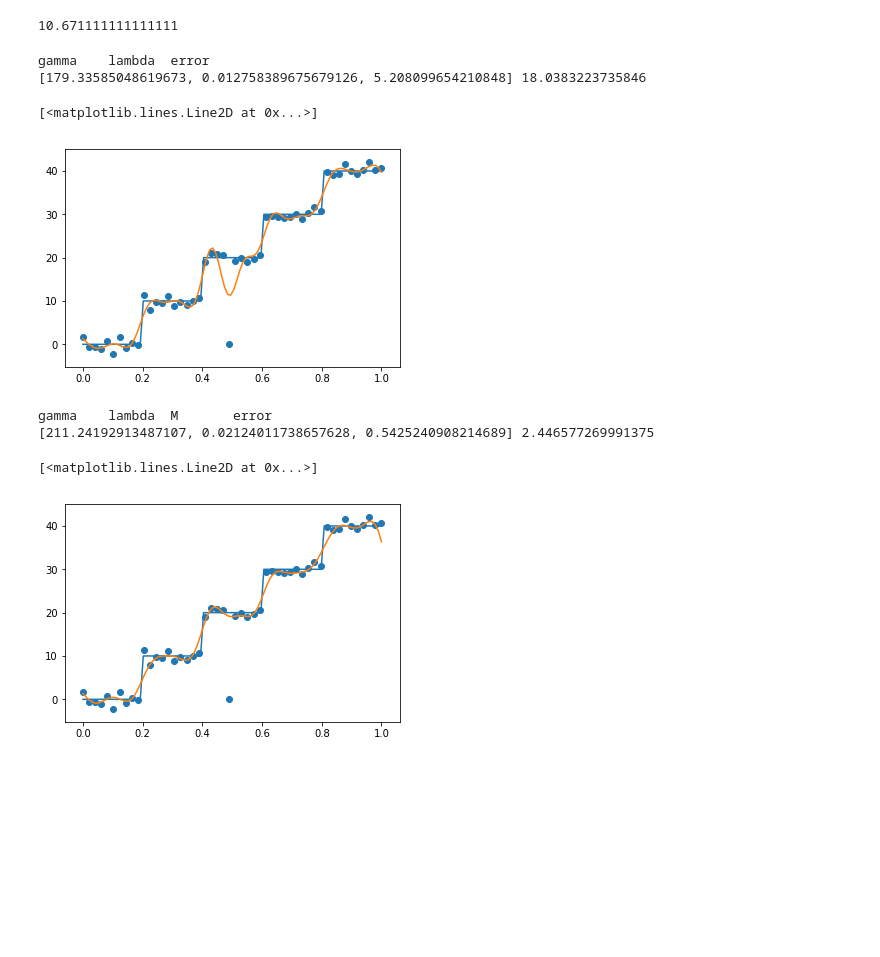
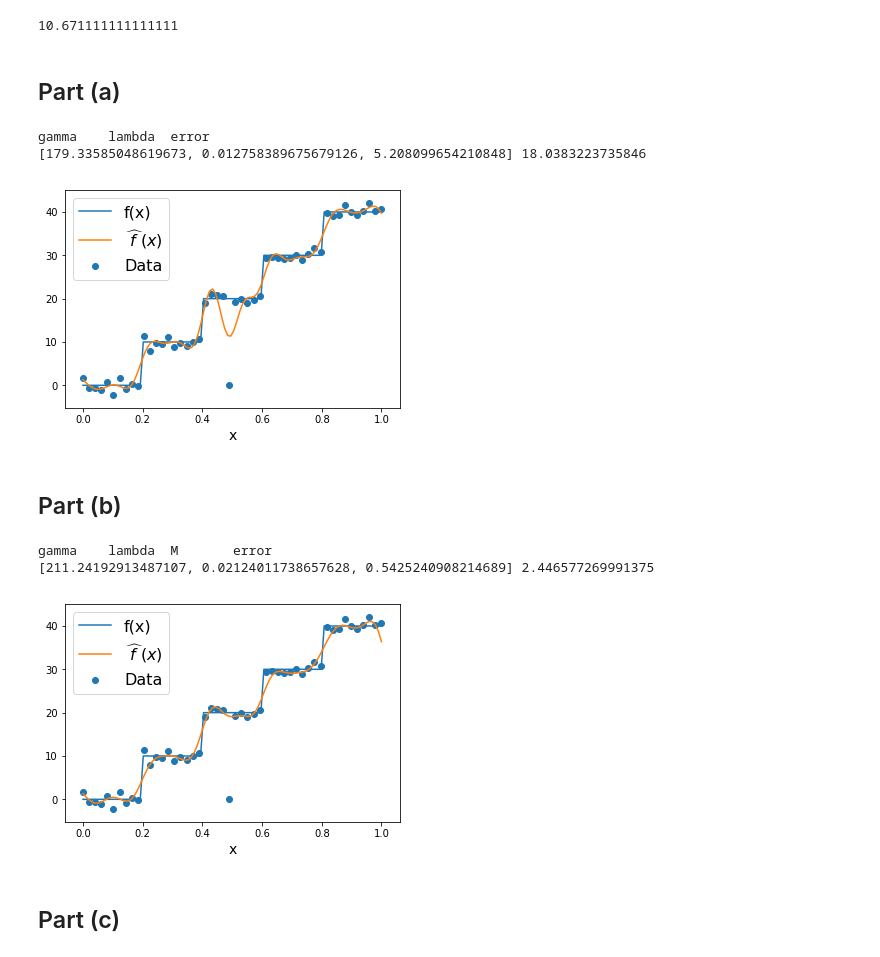
Before and after one commit to andgoldschmidt/CSE-546, a Jupyter notebook: Set4_Problem2.ipynb, the cells around one changed output. Drawn from its saved outputs; the diff is of its cells as text; code cells hidden in the pictures; blank space fills up the shorter version.

```diff
--- a/Set4_Problem2.ipynb
+++ b/Set4_Problem2.ipynb
@@ -61,7 +51,7 @@ def cvx_kernel_1d(x, y, loss_fn, loss_params, kernel, k_params, lambd):
     (1) The optimal objective value is returned by `cp.Problem.solve()`.
     (2) After solve, optimal value for alpha is stored in `alpha.value`.
 
-    @requires loss_fn take args (residuals,*loss_params)
+    @requires loss_fn take args ([K,alpha,y],*loss_params)
     Expect that x_predict is an iterable of x_p data
     '''
     xi, xj = np.meshgrid(x, x)
@@ -104,6 +137,8 @@ gamma_h = 1/np.median([(i[0]-i[1])**2 for i in combinations(x_data,2)]) # Use th
 print(gamma_h)
 # %% [output]
 10.671111111111111
+# %% [markdown]
+## Part (a)
 # %%
 g_max = 1000
 g_min = 1
@@ -124,18 +159,23 @@ for i in range(100):
 # %%
 print('gamma\t lambda\t error')
 print(best_ls, best_error_ls)
 f_hat = cvx_kernel_1d(x_data, y_data,
                       loss_fn=ls_loss_fn, loss_params=None,
                       kernel=k_rbf, k_params=best_ls[0], lambd=best_ls[1])
 
 plt.plot(x, function(x))
 plt.scatter(x_data, y_data)
 plt.plot(x, f_hat(x))
+plt.legend(['f(x)', '$\widehat{\ f\ }(x)}$', 'Data'], fontsize=16)
+plt.xlabel('x', fontsize=14)
+plt.savefig('figs/hw4_2a_ls_plt.pdf')
+np.savetxt(X=best_ls,fname='figs/hw4_2a_ls.txt')
 # %% [output]
 gamma    lambda  error
 [179.33585048619673, 0.012758389675679126, 5.208099654210848] 18.0383223735846
-[<matplotlib.lines.Line2D at 0x...>]
-[figure, old version]
+[figure, new version]
+# %% [markdown]
+## Part (b)
 # %%
 g_max = 1000
 g_min = 1
@@ -167,8 +207,13 @@ f_hat = cvx_kernel_1d(x_data, y_data,
 plt.plot(x, function(x))
 plt.scatter(x_data, y_data)
 plt.plot(x, f_hat(x))
+plt.legend(['f(x)', '$\widehat{\ f\ }(x)}$', 'Data'], fontsize=16)
+plt.xlabel('x', fontsize=14)
+plt.savefig('figs/hw4_2b_huber_plt.pdf')
+np.savetxt(X=best_huber,fname='figs/hw4_2b_huber.txt')
 # %% [output]
 gamma    lambda  M       error
 [211.24192913487107, 0.02124011738657628, 0.5425240908214689] 2.446577269991375
-[<matplotlib.lines.Line2D at 0x...>]
-[figure, old version]
+[figure, new version]
+# %% [markdown]
+## Part (c)
```
Also changed, not shown: parts of 7 cells of this notebook, 1 other file.
